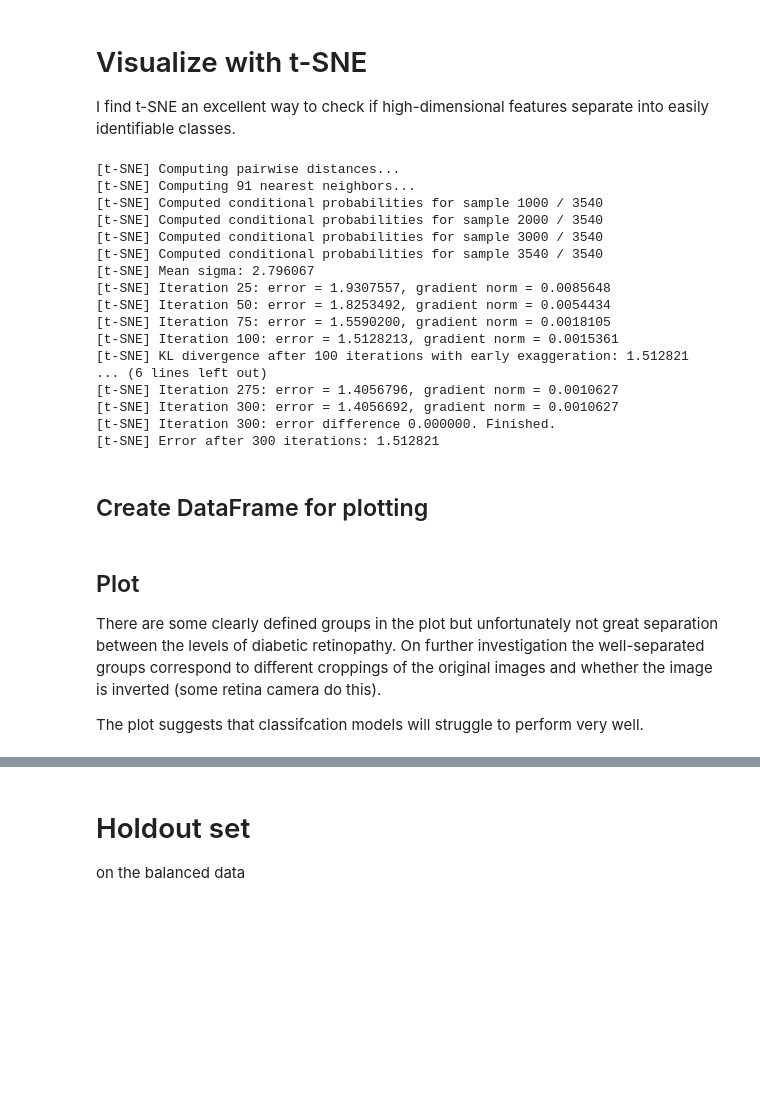
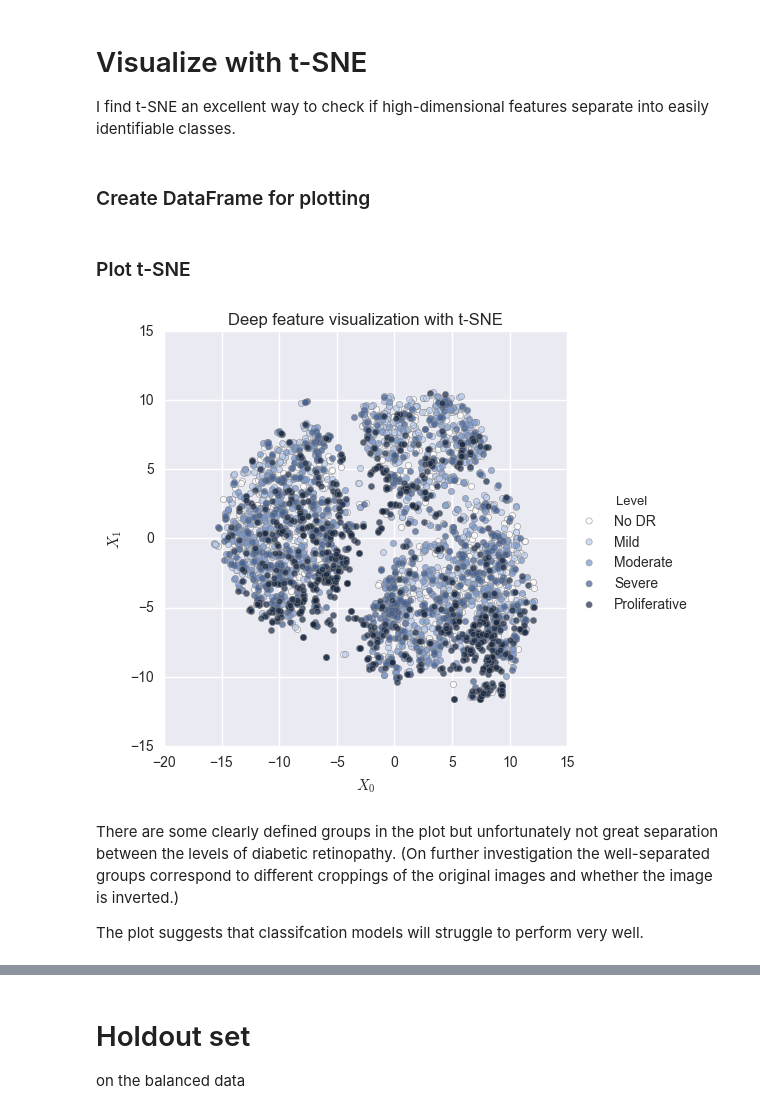
Before and after one commit to sthorn/retinopathy, a Jupyter notebook: Model.ipynb, the cells around one changed output, grey strips where cells are left out. Cells and saved outputs as stored; diff of their text form; code cells hidden in the pictures; blank space fills up the shorter version.

```diff
--- a/Model.ipynb
+++ b/Model.ipynb
@@ -95,34 +105,27 @@ dtype: int64
 I find t-SNE an excellent way to check if high-dimensional features separate into easily identifiable classes.
 # %%
 tsne = manifold.TSNE(n_components=2, init='random', perplexity=30,
-                     early_exaggeration=8, random_state=42, verbose=2)
+                     early_exaggeration=8, random_state=42)
 X_tsne = tsne.fit_transform(X_bal)
-# %% [output]
-[t-SNE] Computing pairwise distances...
-[t-SNE] Computing 91 nearest neighbors...
-[t-SNE] Computed conditional probabilities for sample 1000 / 3540
-[t-SNE] Computed conditional probabilities for sample 2000 / 3540
-[t-SNE] Computed conditional probabilities for sample 3000 / 3540
-[t-SNE] Computed conditional probabilities for sample 3540 / 3540
-[t-SNE] Mean sigma: 2.796067
-[t-SNE] Iteration 25: error = 1.9307557, gradient norm = 0.0085648
-[t-SNE] Iteration 50: error = 1.8253492, gradient norm = 0.0054434
-[t-SNE] Iteration 75: error = 1.5590200, gradient norm = 0.0018105
-[t-SNE] Iteration 100: error = 1.5128213, gradient norm = 0.0015361
-[t-SNE] KL divergence after 100 iterations with early exaggeration: 1.512821
-... (6 lines left out)
-[t-SNE] Iteration 275: error = 1.4056796, gradient norm = 0.0010627
-[t-SNE] Iteration 300: error = 1.4056692, gradient norm = 0.0010627
-[t-SNE] Iteration 300: error difference 0.000000. Finished.
-[t-SNE] Error after 300 iterations: 1.512821
 # %% [markdown]
-## Create DataFrame for plotting
+### Create DataFrame for plotting
 # %%
 legend_map = {0:'No DR', 1:'Mild', 2:'Moderate', 3:'Severe', 4:'Proliferative'}
 f = np.vectorize(lambda x: legend_map[x])
-df_tsne = pd.DataFrame({'x': X_tsne[:,0], 'y': X_tsne[:,1], 'Level': f(y_bal)})
+df_tsne = pd.DataFrame({'X0': X_tsne[:,0], 'X1': X_tsne[:,1], 'Level': f(y_bal)})
+# %% [markdown]
+### Plot t-SNE
+# %%
+pal = sns.cubehelix_palette(n_colors=5, light=1.0, rot=0.0, start=2.8, hue=1.0)
+sns.lmplot(data=df_tsne, x='X0', y='X1', hue='Level',
+           size=5, fit_reg=False, palette=pal, legend_out=True,
+           scatter_kws={'s':20, 'edgecolors':'gray', 'linewidths':0.5, 'alpha':0.7});
+plt.title('Deep feature visualization with t-SNE');
+plt.xlabel('$X_0$');
+plt.ylabel('$X_1$');
+# %% [output]
+[figure, added]
 # %% [markdown]
-## Plot
-There are some clearly defined groups in the plot but unfortunately not great separation between the levels of diabetic retinopathy. On further investigation the well-separated groups correspond to different croppings of the original images and whether the image is inverted (some retina camera do this).
+There are some clearly defined groups in the plot but unfortunately not great separation between the levels of diabetic retinopathy. (On further investigation the well-separated groups correspond to different croppings of the original images and whether the image is inverted.)
 
 The plot suggests that classifcation models will struggle to perform very well.
```
Also changed, not shown: parts of 26 cells of this notebook.
